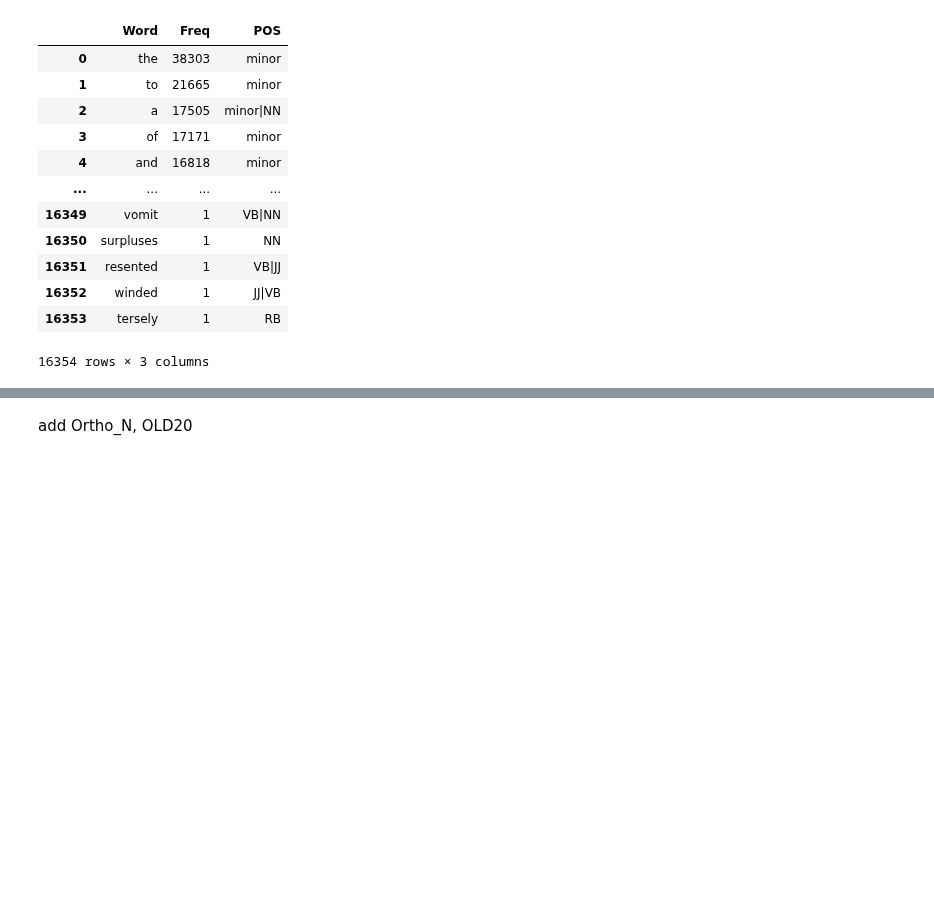
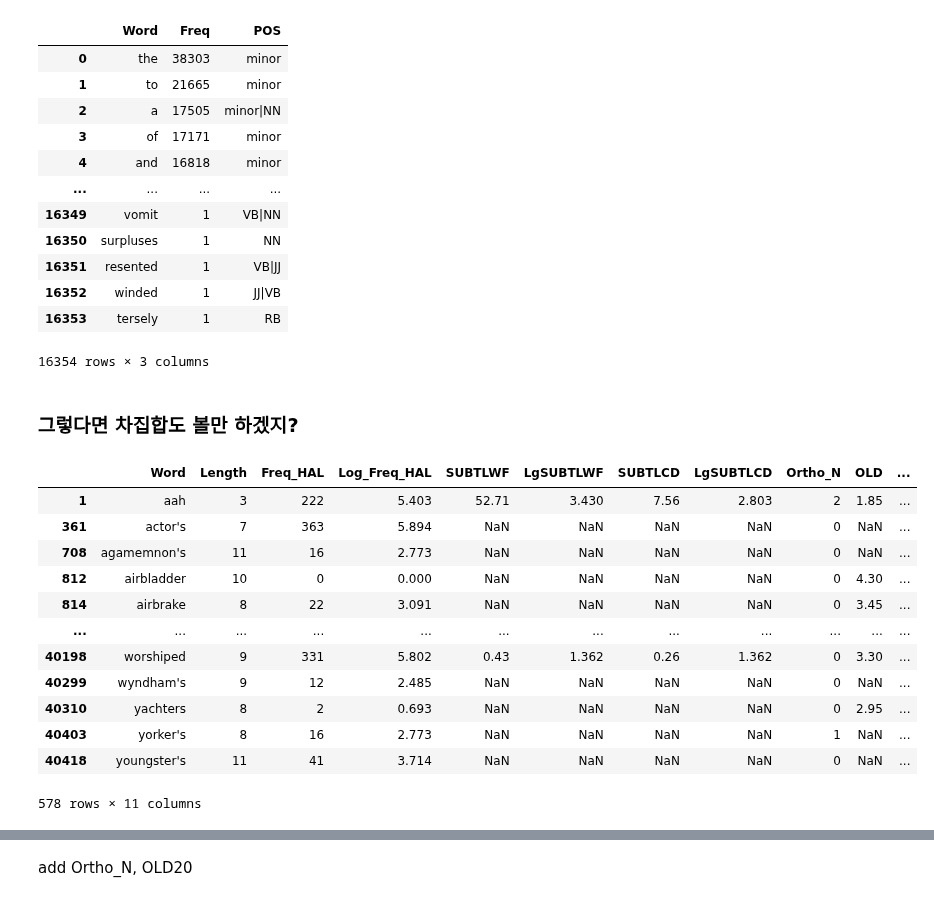
Before and after one commit to irregular6612/english-corpus-comparison, a Jupyter notebook: src/notebooks/corpus_merging.ipynb, the cells around one changed output, grey strips where cells are left out. Saved outputs shown, nothing was run; the diff lists cells and outputs as text; code cells hidden in the pictures; blank space fills up the shorter version.

```diff
--- a/src/notebooks/corpus_merging.ipynb
+++ b/src/notebooks/corpus_merging.ipynb
@@ -386,3 +387,21 @@ CSAT_POS_df
 | 16352 | winded | 1 | JJ|VB |
 | 16353 | tersely | 1 | RB |
 16354 rows × 3 columns
+# %% [markdown]
+### 그렇다면 차집합도 볼만 하겠지?
+# %%
+E_lexicon_df[E_lexicon_df['POS'].isna() == True]
+# %% [output]
+|  | Word | Length | Freq_HAL | Log_Freq_HAL | SUBTLWF | LgSUBTLWF | SUBTLCD | LgSUBTLCD | Ortho_N | OLD | ... |
+| 1 | aah | 3 | 222 | 5.403 | 52.71 | 3.430 | 7.56 | 2.803 | 2 | 1.85 | ... |
+| 361 | actor's | 7 | 363 | 5.894 | NaN | NaN | NaN | NaN | 0 | NaN | ... |
+| 708 | agamemnon's | 11 | 16 | 2.773 | NaN | NaN | NaN | NaN | 0 | NaN | ... |
+| 812 | airbladder | 10 | 0 | 0.000 | NaN | NaN | NaN | NaN | 0 | 4.30 | ... |
+| 814 | airbrake | 8 | 22 | 3.091 | NaN | NaN | NaN | NaN | 0 | 3.45 | ... |
+| ... | ... | ... | ... | ... | ... | ... | ... | ... | ... | ... | ... |
+| 40198 | worshiped | 9 | 331 | 5.802 | 0.43 | 1.362 | 0.26 | 1.362 | 0 | 3.30 | ... |
+| 40299 | wyndham's | 9 | 12 | 2.485 | NaN | NaN | NaN | NaN | 0 | NaN | ... |
+| 40310 | yachters | 8 | 2 | 0.693 | NaN | NaN | NaN | NaN | 0 | 2.95 | ... |
+| 40403 | yorker's | 8 | 16 | 2.773 | NaN | NaN | NaN | NaN | 1 | NaN | ... |
+| 40418 | youngster's | 11 | 41 | 3.714 | NaN | NaN | NaN | NaN | 0 | NaN | ... |
+578 rows × 11 columns
```
Also changed, not shown: parts of 15 cells of this notebook, 3 other files.
